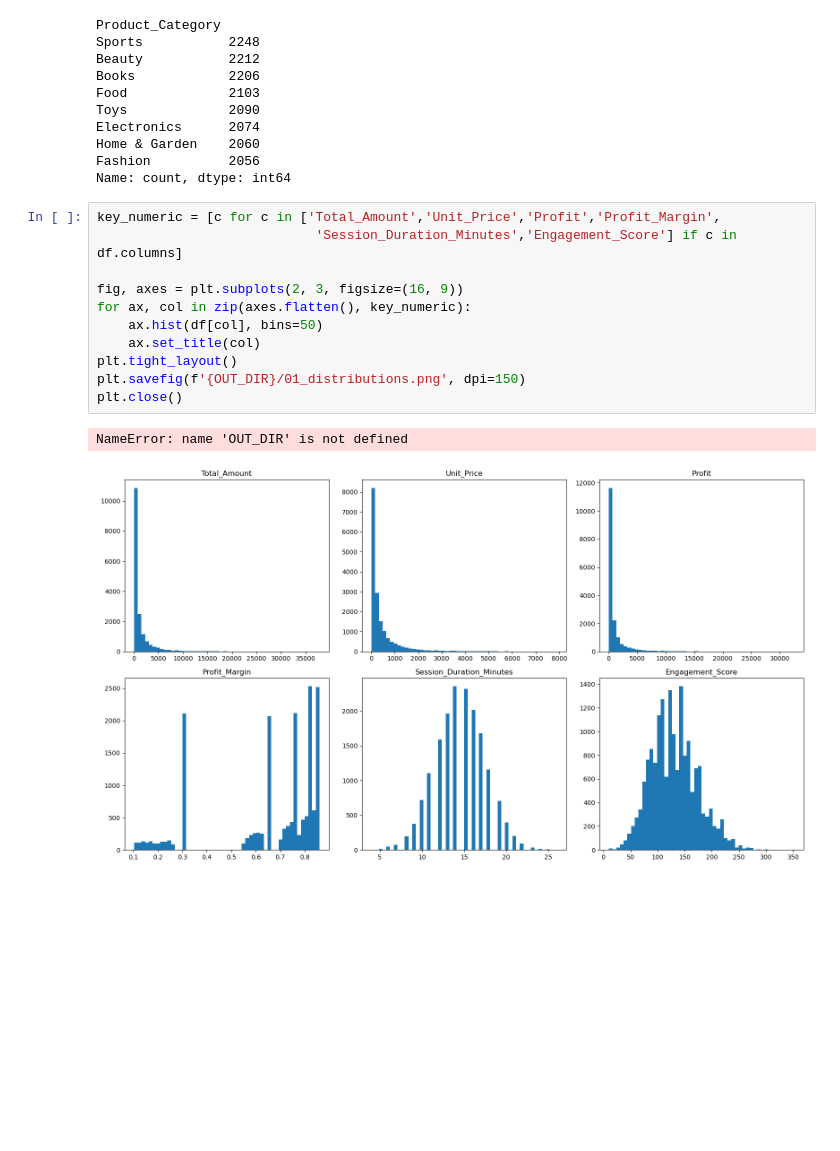
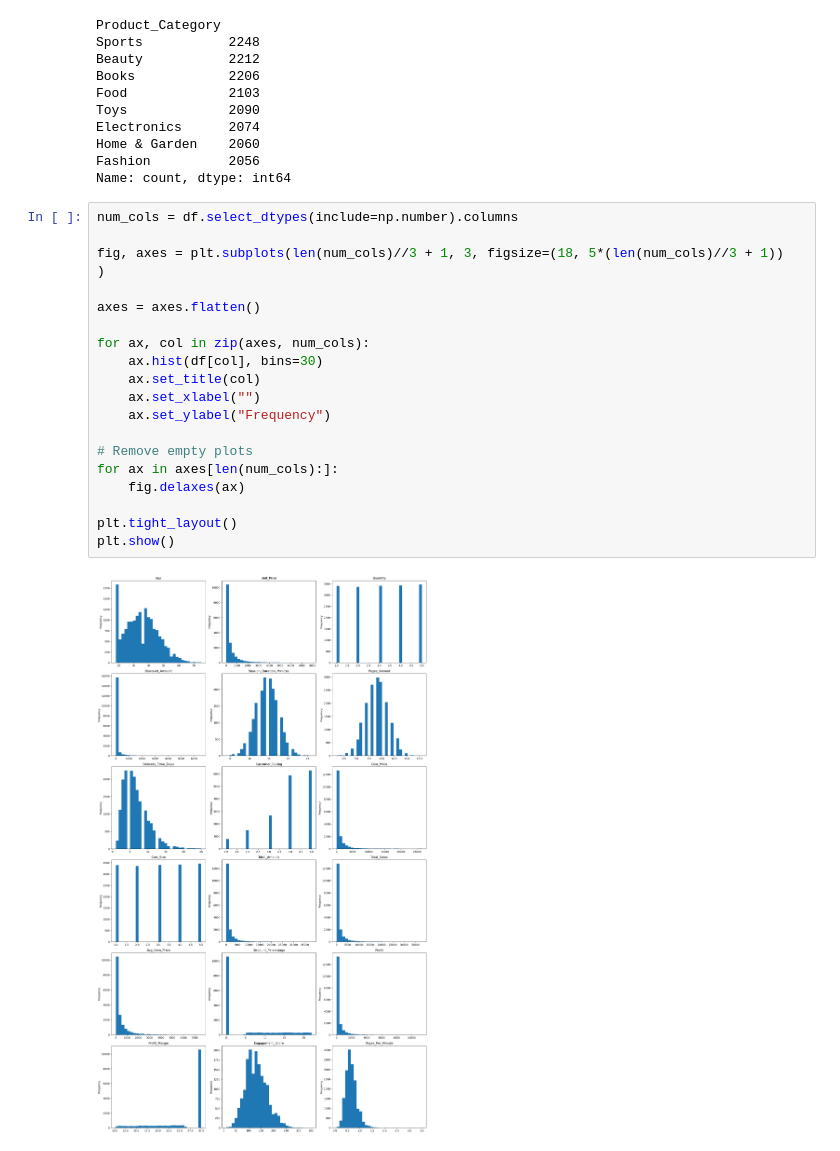
Before and after one commit to sohamnp06/Shoplytics-AI, a Jupyter notebook: notebooks/eda.ipynb, the cells around one changed output. Cells and saved outputs as stored; diff of their text form; blank space fills up the shorter version.

```diff
--- a/notebooks/eda.ipynb
+++ b/notebooks/eda.ipynb
@@ -99,17 +98,25 @@ Electronics      2074
 Home & Garden    2060
 Fashion          2056
 Name: count, dtype: int64
-# %%
-key_numeric = [c for c in ['Total_Amount','Unit_Price','Profit','Profit_Margin',
-                            'Session_Duration_Minutes','Engagement_Score'] if c in df.columns]
-
-fig, axes = plt.subplots(2, 3, figsize=(16, 9))
-for ax, col in zip(axes.flatten(), key_numeric):
-    ax.hist(df[col], bins=50)
-    ax.set_title(col)
-plt.tight_layout()
-plt.savefig(f'{OUT_DIR}/01_distributions.png', dpi=150)
-plt.close()
-# %% [output]
-NameError: name 'OUT_DIR' is not defined
-[figure, removed]
+# %%
+num_cols = df.select_dtypes(include=np.number).columns
+
+fig, axes = plt.subplots(len(num_cols)//3 + 1, 3, figsize=(18, 5*(len(num_cols)//3 + 1))
+)
+
+axes = axes.flatten()
+
+for ax, col in zip(axes, num_cols):
+    ax.hist(df[col], bins=30)
+    ax.set_title(col)
+    ax.set_xlabel("")
+    ax.set_ylabel("Frequency")
+
+# Remove empty plots
+for ax in axes[len(num_cols):]:
+    fig.delaxes(ax)
+
+plt.tight_layout()
+plt.show()
+# %% [output]
+[figure, added]
```
Also changed, not shown: parts of 8 cells of this notebook.
